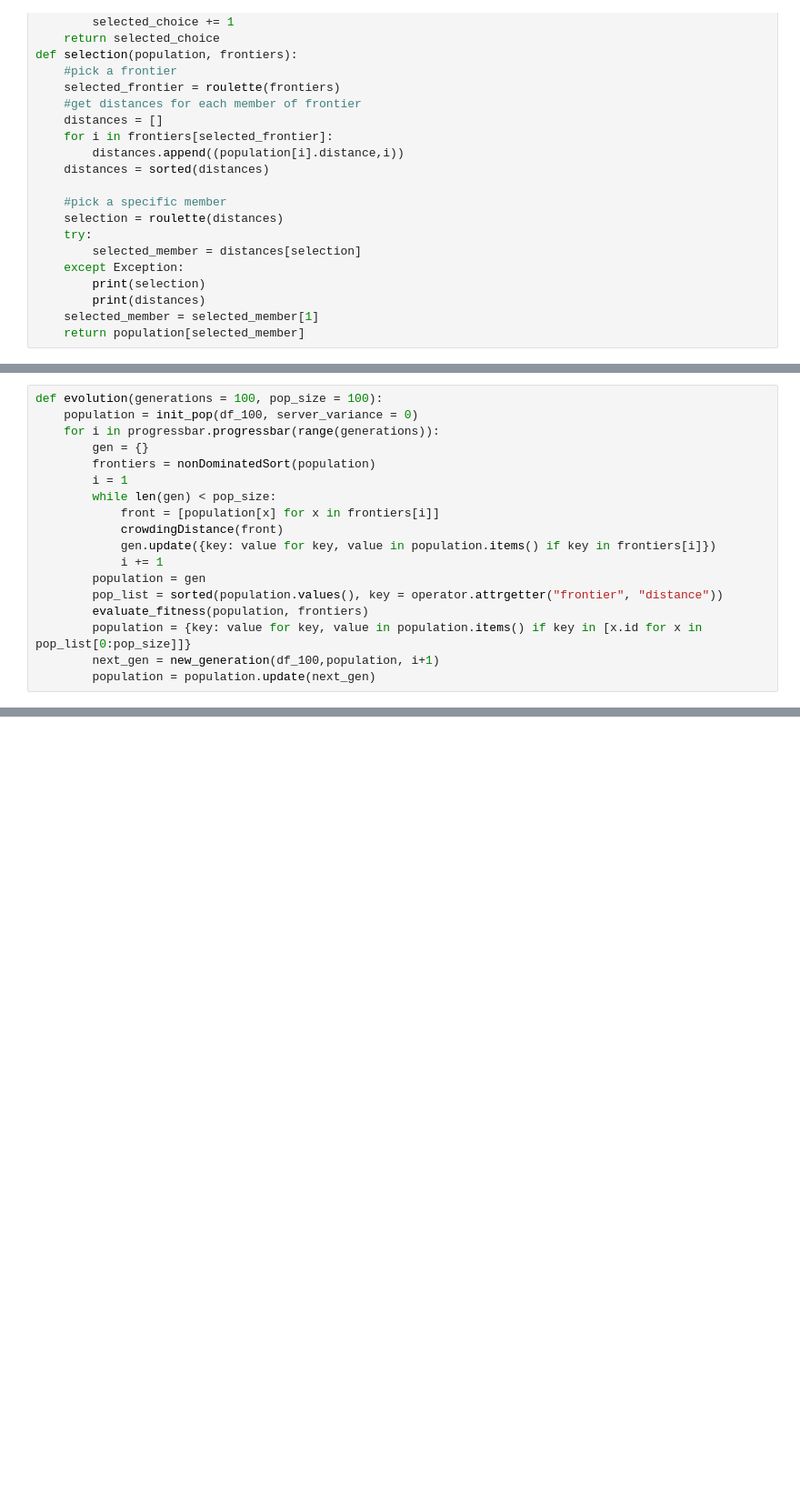
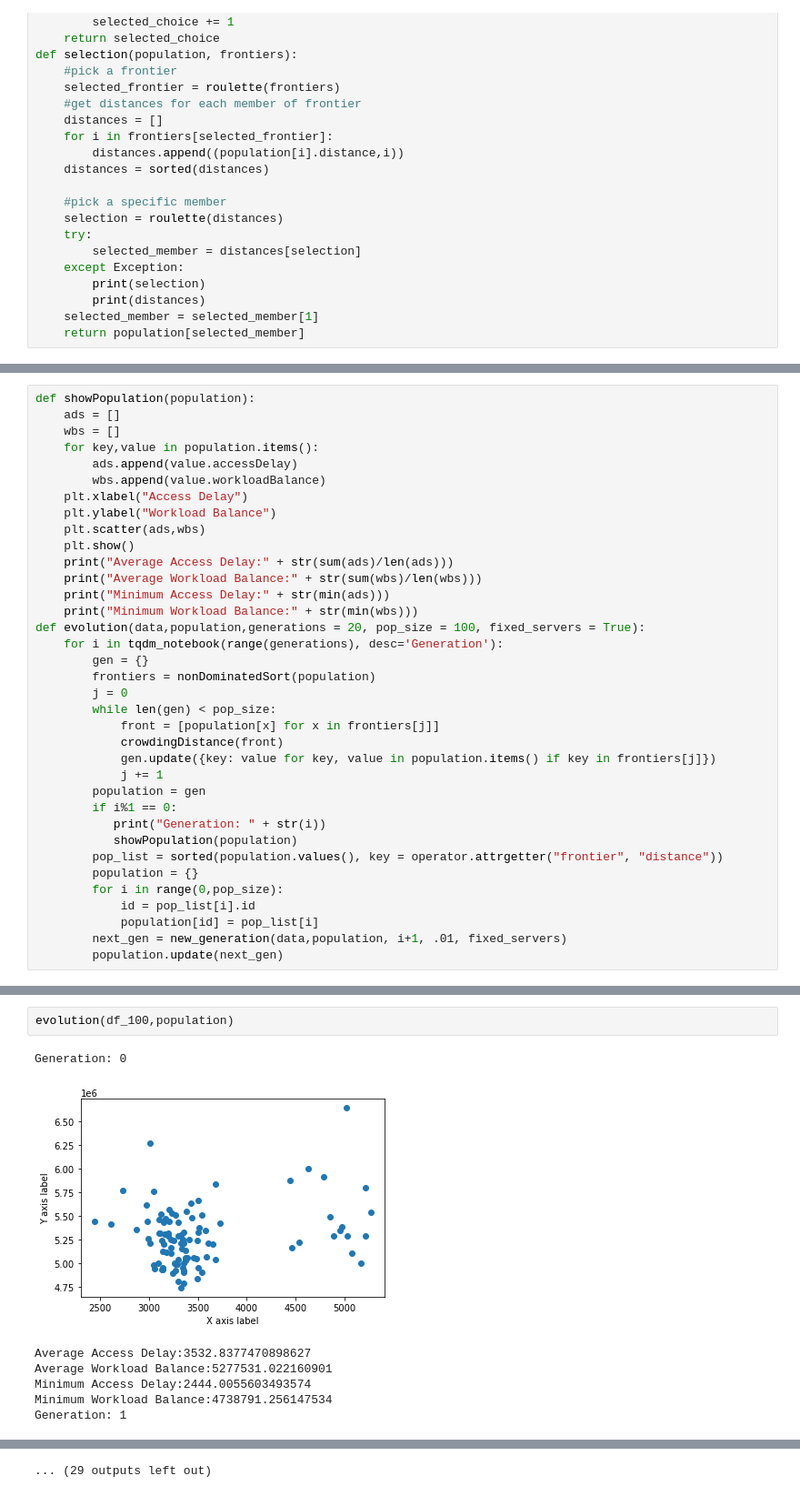
Before and after one commit to loukotaj/812Project, a Jupyter notebook: genetic_approach.ipynb, the cells around one changed output, grey strips where cells are left out. Shown at 91% size. Drawn from its saved outputs; the diff is of its cells as text; blank space fills up the shorter version.

```diff
--- a/genetic_approach.ipynb
+++ b/genetic_approach.ipynb
@@ -198,18 +246,36 @@ def new_generation(data,population,gen, mutation_rate):
 # %%
-def evolution(generations = 100, pop_size = 100):
-    population = init_pop(df_100, server_variance = 0)
-    for i in progressbar.progressbar(range(generations)):
+def showPopulation(population):
+    ads = []
+    wbs = []
+    for key,value in population.items():
+        ads.append(value.accessDelay)
+        wbs.append(value.workloadBalance)
+    plt.xlabel("Access Delay")
+    plt.ylabel("Workload Balance")
+    plt.scatter(ads,wbs)
+    plt.show()
+    print("Average Access Delay:" + str(sum(ads)/len(ads)))
+    print("Average Workload Balance:" + str(sum(wbs)/len(wbs)))
+    print("Minimum Access Delay:" + str(min(ads)))
+    print("Minimum Workload Balance:" + str(min(wbs)))
+def evolution(data,population,generations = 20, pop_size = 100, fixed_servers = True):
+    for i in tqdm_notebook(range(generations), desc='Generation'):
         gen = {}
         frontiers = nonDominatedSort(population)
-        i = 1
+        j = 0
         while len(gen) < pop_size:
-            front = [population[x] for x in frontiers[i]]
+            front = [population[x] for x in frontiers[j]]
             crowdingDistance(front)
-            gen.update({key: value for key, value in population.items() if key in frontiers[i]})
-            i += 1
+            gen.update({key: value for key, value in population.items() if key in frontiers[j]})
+            j += 1
         population = gen
+        if i%1 == 0:
+           print("Generation: " + str(i))
+           showPopulation(population)
         pop_list = sorted(population.values(), key = operator.attrgetter("frontier", "distance"))
-        evaluate_fitness(population, frontiers)
-        population = {key: value for key, value in population.items() if key in [x.id for x in pop_list[0:pop_size]]}
-        next_gen = new_generation(df_100,population, i+1)
-        population = population.update(next_gen)
+        population = {}
+        for i in range(0,pop_size):
+            id = pop_list[i].id
+            population[id] = pop_list[i]
+        next_gen = new_generation(data,population, i+1, .01, fixed_servers)
+        population.update(next_gen)
@@ -219,0 +282,10 @@ pop = init_pop(df_100)
+# %%
+evolution(df_100,population)
+# %% [output]
+Generation: 0
+[figure, added]
+Average Access Delay:3532.8377470898627
+Average Workload Balance:5277531.022160901
+Minimum Access Delay:2444.0055603493574
+Minimum Workload Balance:4738791.256147534
+Generation: 1
@@ -219,0 +317 @@ pop = init_pop(df_100)
+... (29 outputs left out)
```
Also changed, not shown: parts of 10 cells of this notebook.
